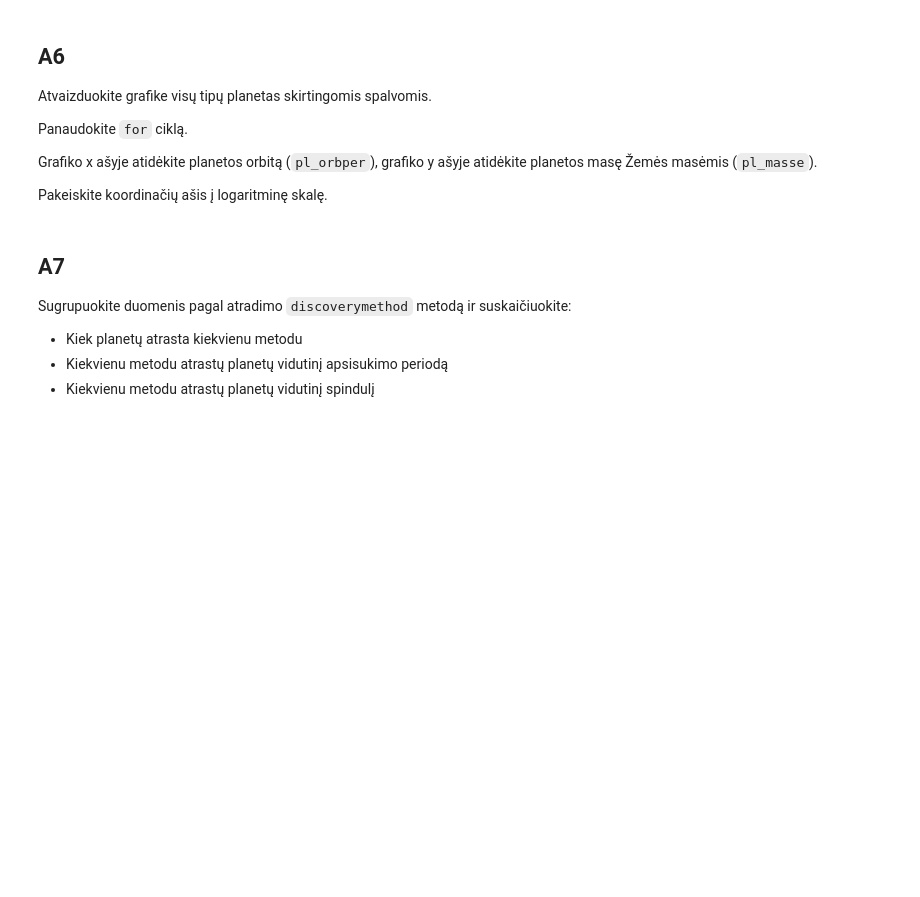
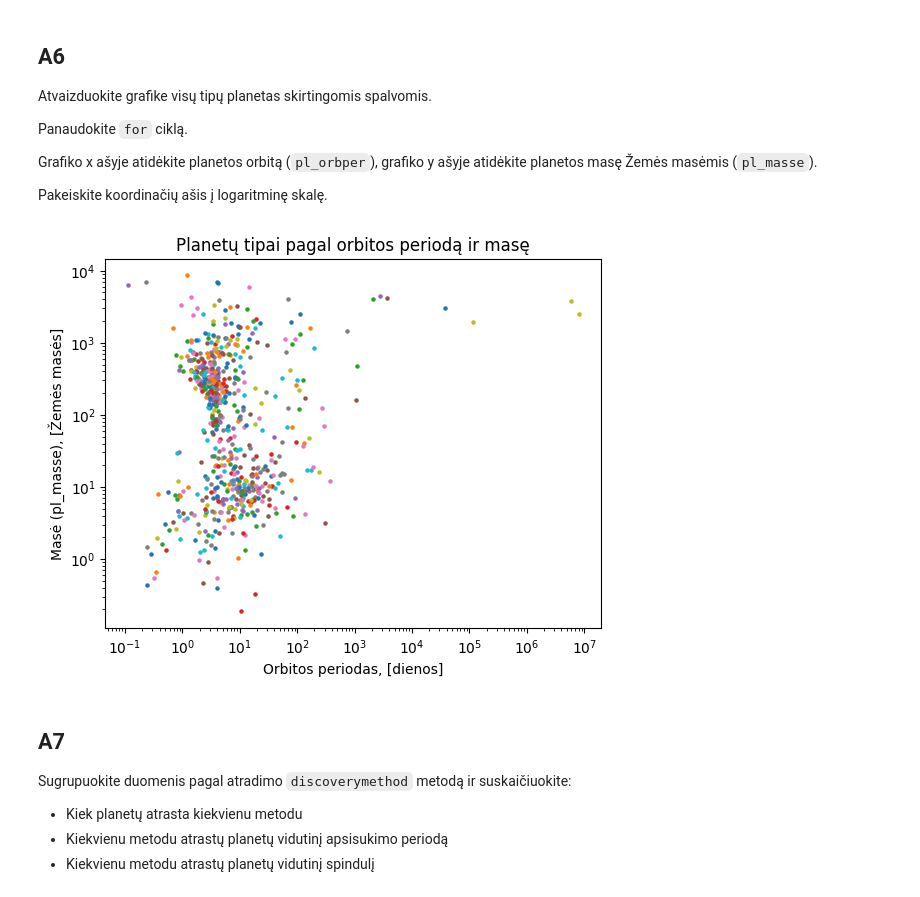
Before and after one commit to IevaRadaviciute/obsidian-translations, a Jupyter notebook: Python_Lab_14.ipynb, the cells around one changed output. Saved outputs shown, nothing was run; the diff lists cells and outputs as text; code cells hidden in the pictures; blank space fills up the shorter version.

```diff
--- a/Python_Lab_14.ipynb
+++ b/Python_Lab_14.ipynb
@@ -75,6 +95,9 @@ Užuomina: Panaudokite `.isna()` arba `.isnull()` trūkstamų verčių skaičiav
 Panaikinkite visas eilutes kuriose nėra `pl_rade` duomenų.
 
 Iš naujo nustatytykite indeksų vertes (`index=True`)
+# %%
+data = data.dropna(subset = ['pl_rade'], ignore_index = True)
+# Alternatyva: data.dropna(subset = ['pl_rade], ignore_index = True, inplace = True)  no need to reasign
 # %% [markdown]
 ## A5
 
@@ -87,3 +110,13 @@ Sukurkite naują stulpelį, kuriame aprašysite planetos kategoriją:
 - "Jupiter-like" jei planetos spindulys >= 15.0
 
 Užuomina: Pirma sukurkite naują stulpelį su tuščiomis vertėmis, ir tuomet priskirkite naujas pagal užduotas sąlygas.
+# %%
+data["kategorija"] = None
+
+data.loc[data["pl_rade"] < 1.0, "kategorija"] = "Sub-Earth"
+data.loc[(data["pl_rade"] >= 1.0) & (data["pl_rade"] < 2.0), "kategorija"] = "Earth-like"
+data.loc[data["pl_rade"].between(2, 6, inclusive="left"), ['kategorija']] = "Super-Earth"         # Pasinaudojama funkcija "between" vietoje "&"
+data.loc[(data["pl_rade"] >= 6.0) & (data["pl_rade"] < 15.0), "kategorija"] = "Neptune-like"
+data.loc[data["pl_rade"] >= 15.0, "kategorija"] = "Jupiter-like"
+
+print(data['kategorija'])
@@ -97,6 +143,25 @@ Panaudokite `for` ciklą.
 Grafiko x ašyje atidėkite planetos orbitą (`pl_orbper`), grafiko y ašyje atidėkite planetos masę Žemės masėmis (`pl_masse`).
 
 Pakeiskite koordinačių ašis į logaritminę skalę.
+# %%
+import matplotlib.pyplot as plt
+
+plt.figure()
+
+for category in data['pl_rade'].unique():
+    subset = data[data['pl_rade'] == category]
+    plt.scatter(subset['pl_orbper'], subset['pl_masse'], label=category, s = 5)
+
+plt.xscale('log')                                                               # ašys pakeičiamos į logaritmines
+plt.yscale('log')
+
+plt.xlabel("Orbitos periodas, [dienos]")
+plt.ylabel("Masė (pl_masse), [Žemės masės]")                                    # Žemės masę galima užrašyti kaip $M_\oplus, tačiau kažkodėl neveikia
+plt.title("Planetų tipai pagal orbitos periodą ir masę")
+
+plt.show()
+# %% [output]
+[figure, added]
 # %% [markdown]
 ## A7
 
```
Also changed, not shown: parts of 7 cells of this notebook.
